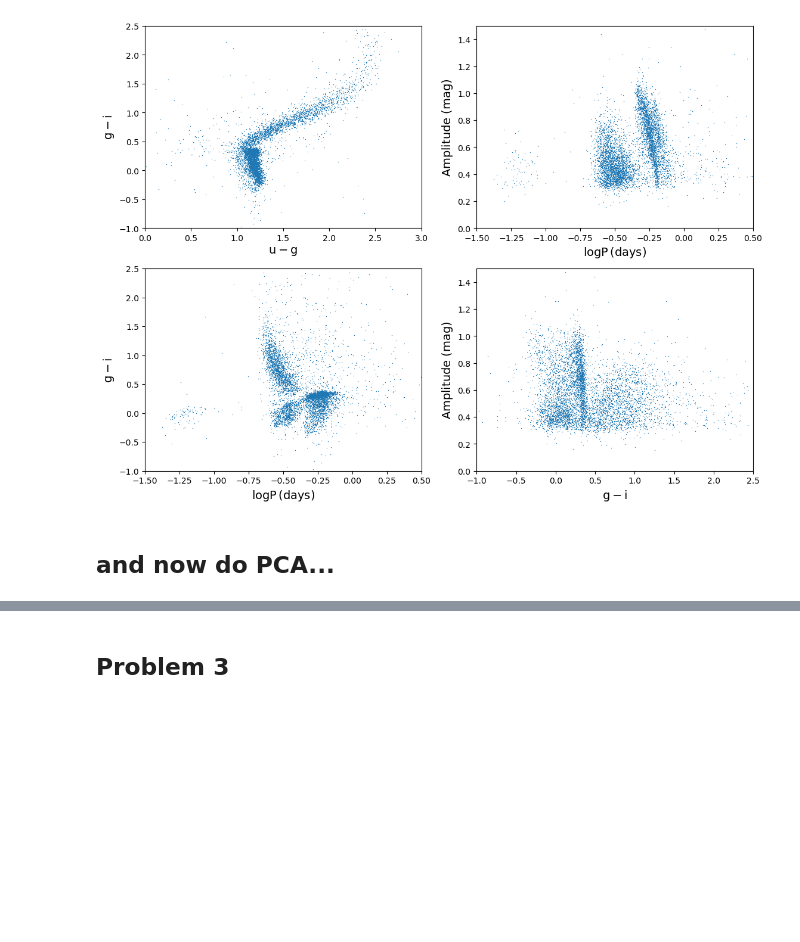
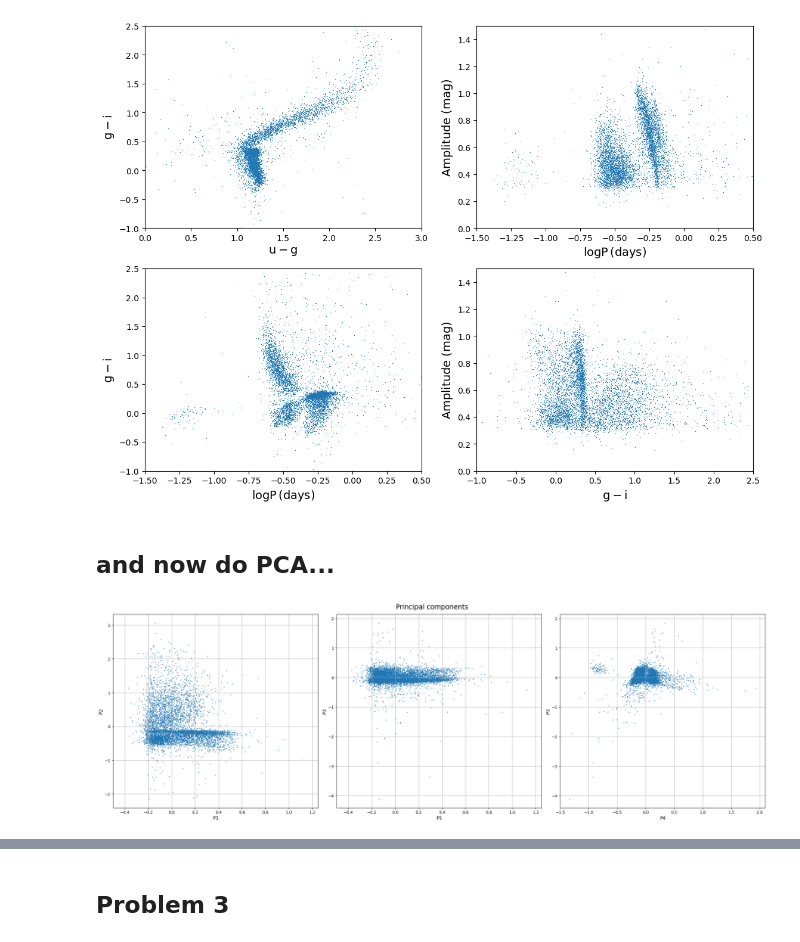
Before and after one commit to hartysimon-sketch/astr-324-s26, a Jupyter notebook: homeworks/Astr324-S26-HW4.ipynb, the cells around one changed output, grey strips where cells are left out. Cells and saved outputs as stored; diff of their text form; code cells hidden in the pictures; blank space fills up the shorter version.

```diff
--- a/homeworks/Astr324-S26-HW4.ipynb
+++ b/homeworks/Astr324-S26-HW4.ipynb
@@ -360,3 +470,42 @@ plt.show()
 [figure]
 # %% [markdown]
 ## and now do PCA...
+# %%
+from sklearn.decomposition import PCA
+
+X = np.column_stack((ug, gi, logP, A))
+
+pca = PCA(n_components=4)
+pca.fit(X)
+evals = pca.explained_variance_ratio_
+evals_cs = evals.cumsum()
+X_pca = pca.transform(X)
+
+P1 = X_pca[:, 0]
+P2 = X_pca[:, 1]
+P3 = X_pca[:, 2]
+P4 = X_pca[:, 3]
+# %%
+fig, axes = plt.subplot_mosaic(mosaic='ABC', figsize=(24,8))
+
+axes["A"].scatter(P1, P2, s=1)
+axes["A"].set_xlabel('P1', fontsize='large')
+axes["A"].set_ylabel('P2', fontsize='large')
+axes['A'].set_xlim(-0.5, 1.25) # visualize without outliers
+
+axes["B"].scatter(P1, P3, s=1)
+axes["B"].set_xlabel('P1', fontsize='large')
+axes["B"].set_ylabel('P3', fontsize='large')
+axes['B'].set_xlim(-0.5, 1.25) # visualize without outliers
+
+axes["C"].scatter(P4, P3, s=1)
+axes["C"].set_xlabel('P4', fontsize='large')
+axes["C"].set_ylabel('P3', fontsize='large')
+
+for ax in axes:
+    axes[ax].grid()
+
+fig.suptitle('Principal components', fontsize="xx-large")
+fig.tight_layout()
+# %% [output]
+[figure, added]
```
Also changed, not shown: parts of 13 cells of this notebook, 9 other files.
